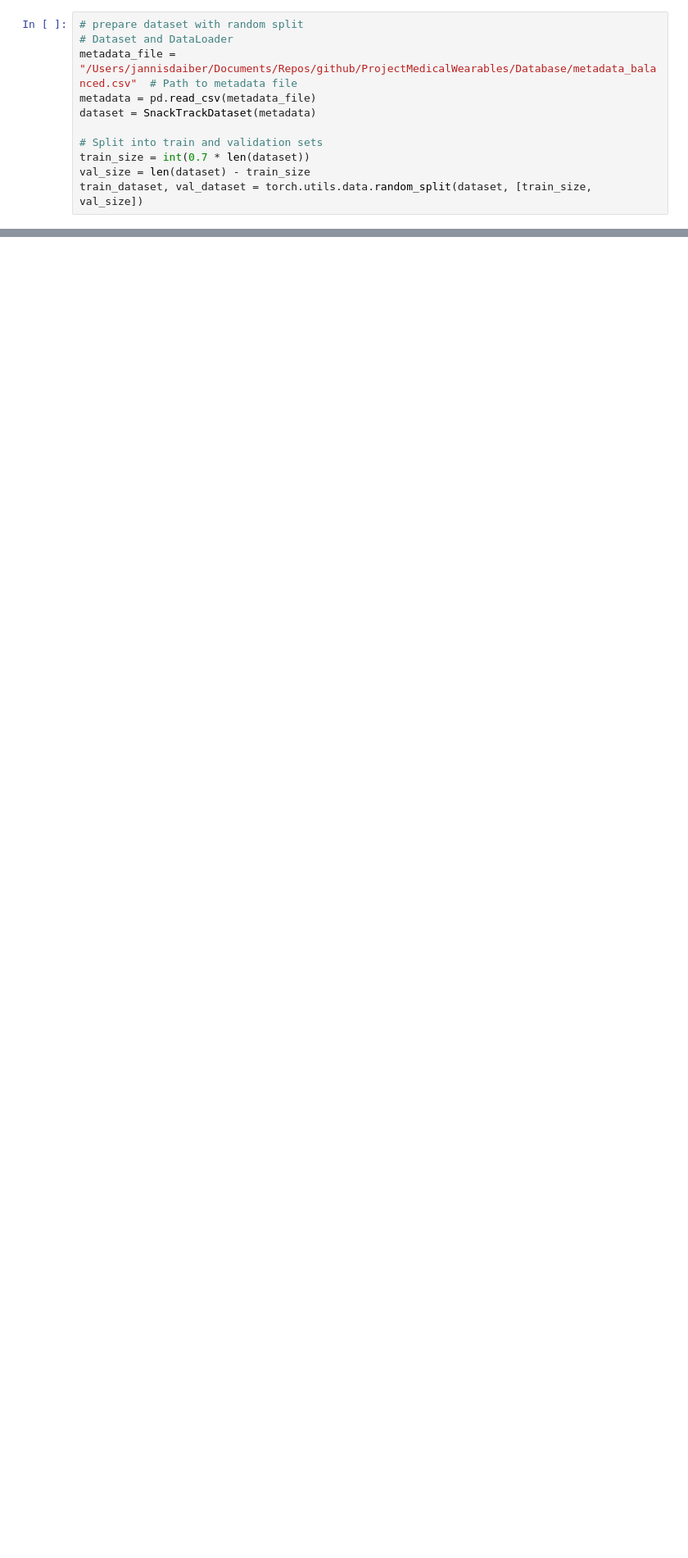
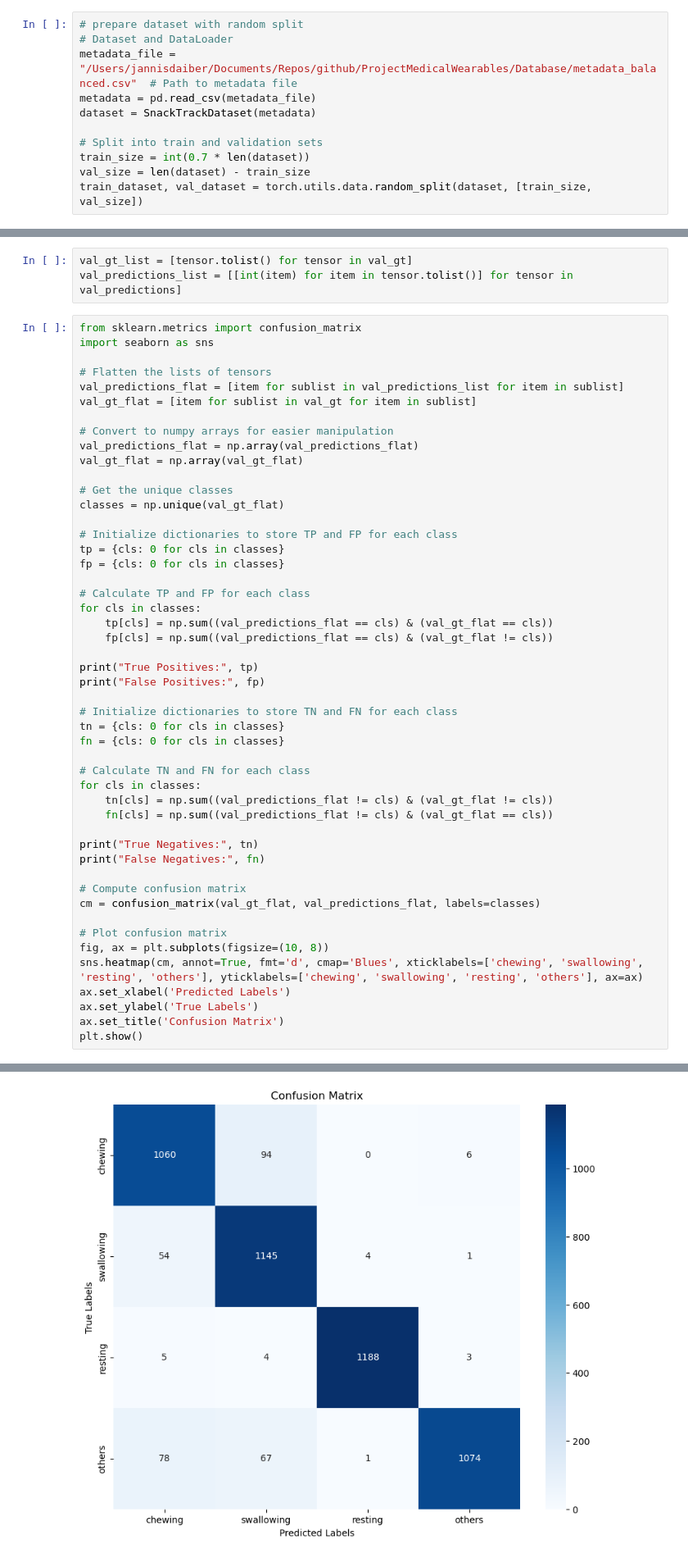
Before and after one commit to Jannis-Da/SnackTrack, a Jupyter notebook: CNN_Training.ipynb, the cells around one changed output, grey strips where cells are left out. Shown at 82% size. Saved outputs shown, nothing was run; the diff lists cells and outputs as text; blank space fills up the shorter version.

Commit message:
calculate metrics for validation

```diff
--- a/CNN_Training.ipynb
+++ b/CNN_Training.ipynb
@@ -151,0 +155,53 @@ Using device: mps
+# %%
+val_gt_list = [tensor.tolist() for tensor in val_gt]
+val_predictions_list = [[int(item) for item in tensor.tolist()] for tensor in val_predictions]
+# %%
+from sklearn.metrics import confusion_matrix
+import seaborn as sns
+
+# Flatten the lists of tensors
+val_predictions_flat = [item for sublist in val_predictions_list for item in sublist]
+val_gt_flat = [item for sublist in val_gt for item in sublist]
+
+# Convert to numpy arrays for easier manipulation
+val_predictions_flat = np.array(val_predictions_flat)
+val_gt_flat = np.array(val_gt_flat)
+
+# Get the unique classes
+classes = np.unique(val_gt_flat)
+
+# Initialize dictionaries to store TP and FP for each class
+tp = {cls: 0 for cls in classes}
+fp = {cls: 0 for cls in classes}
+
+# Calculate TP and FP for each class
+for cls in classes:
+    tp[cls] = np.sum((val_predictions_flat == cls) & (val_gt_flat == cls))
+    fp[cls] = np.sum((val_predictions_flat == cls) & (val_gt_flat != cls))
+
+print("True Positives:", tp)
+print("False Positives:", fp)
+
+# Initialize dictionaries to store TN and FN for each class
+tn = {cls: 0 for cls in classes}
+fn = {cls: 0 for cls in classes}
+
+# Calculate TN and FN for each class
+for cls in classes:
+    tn[cls] = np.sum((val_predictions_flat != cls) & (val_gt_flat != cls))
+    fn[cls] = np.sum((val_predictions_flat != cls) & (val_gt_flat == cls))
+
+print("True Negatives:", tn)
+print("False Negatives:", fn)
+
+# Compute confusion matrix
+cm = confusion_matrix(val_gt_flat, val_predictions_flat, labels=classes)
+
+# Plot confusion matrix
+fig, ax = plt.subplots(figsize=(10, 8))
+sns.heatmap(cm, annot=True, fmt='d', cmap='Blues', xticklabels=['chewing', 'swallowing', 'resting', 'others'], yticklabels=['chewing', 'swallowing', 'resting', 'others'], ax=ax)
+ax.set_xlabel('Predicted Labels')
+ax.set_ylabel('True Labels')
+ax.set_title('Confusion Matrix')
+plt.show()
+# %% [output]
@@ -152,3 +212,4 @@ Using device: mps
+[figure, added]
 # %%
 fig, axes = plt.subplots(1, 2, figsize=(15, 5))
 
```
Also changed, not shown: parts of 6 cells of this notebook.
